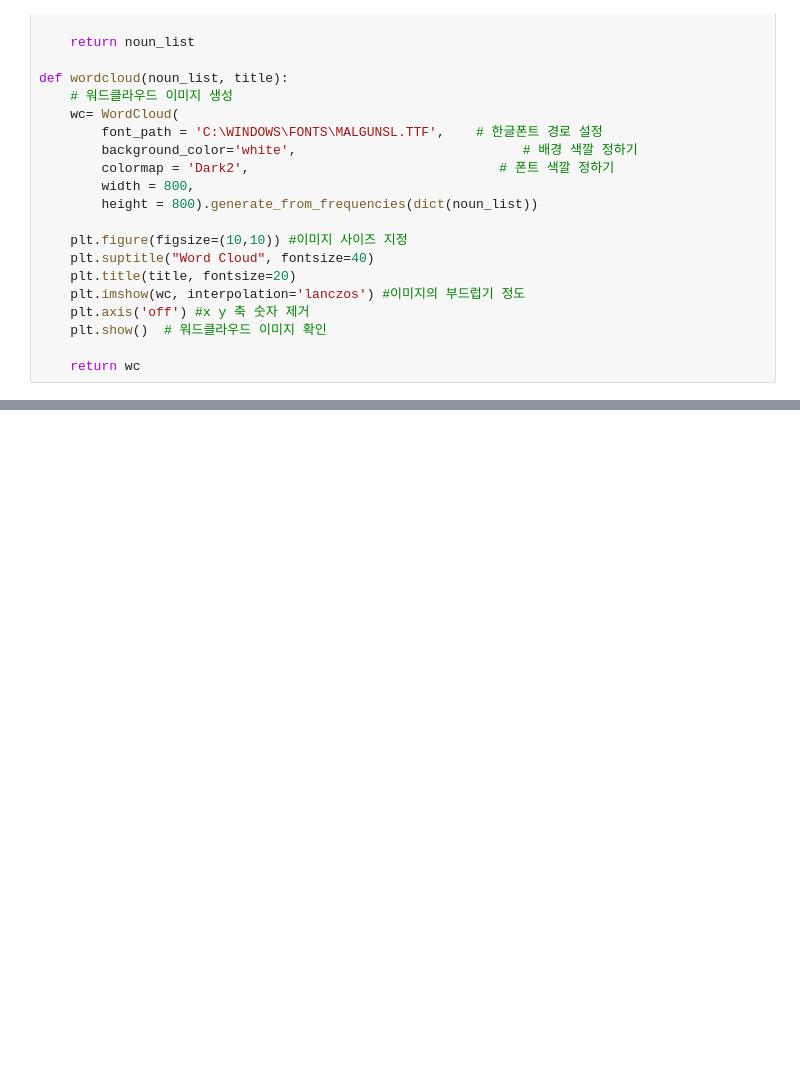
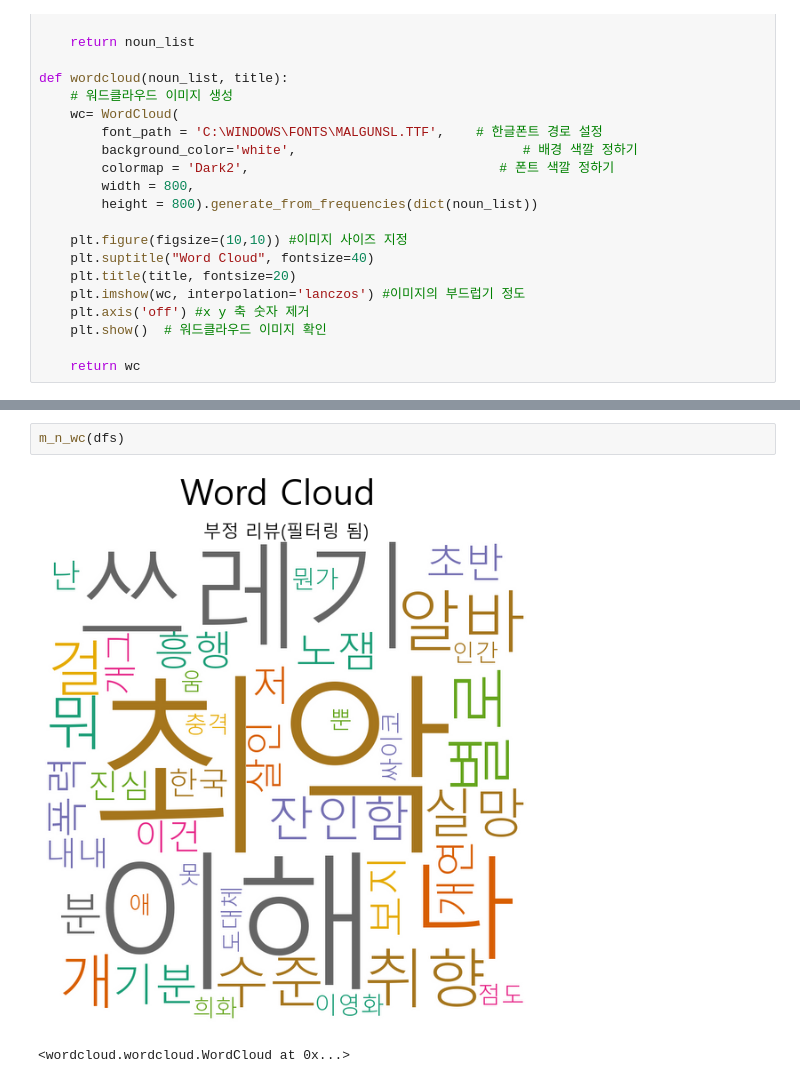
Before and after one commit to alsdnrdld/-, a Jupyter notebook: WordCloud_Automation.ipynb, the cells around one changed output, grey strips where cells are left out. Drawn from its saved outputs; the diff is of its cells as text; blank space fills up the shorter version.

```diff
--- a/WordCloud_Automation.ipynb
+++ b/WordCloud_Automation.ipynb
@@ -95,0 +150,5 @@ def m_n_wc(dd):
+# %%
+m_n_wc(dfs)
+# %% [output]
+[figure, added]
+<wordcloud.wordcloud.WordCloud at 0x...>
```
Also changed, not shown: parts of 10 cells of this notebook.
